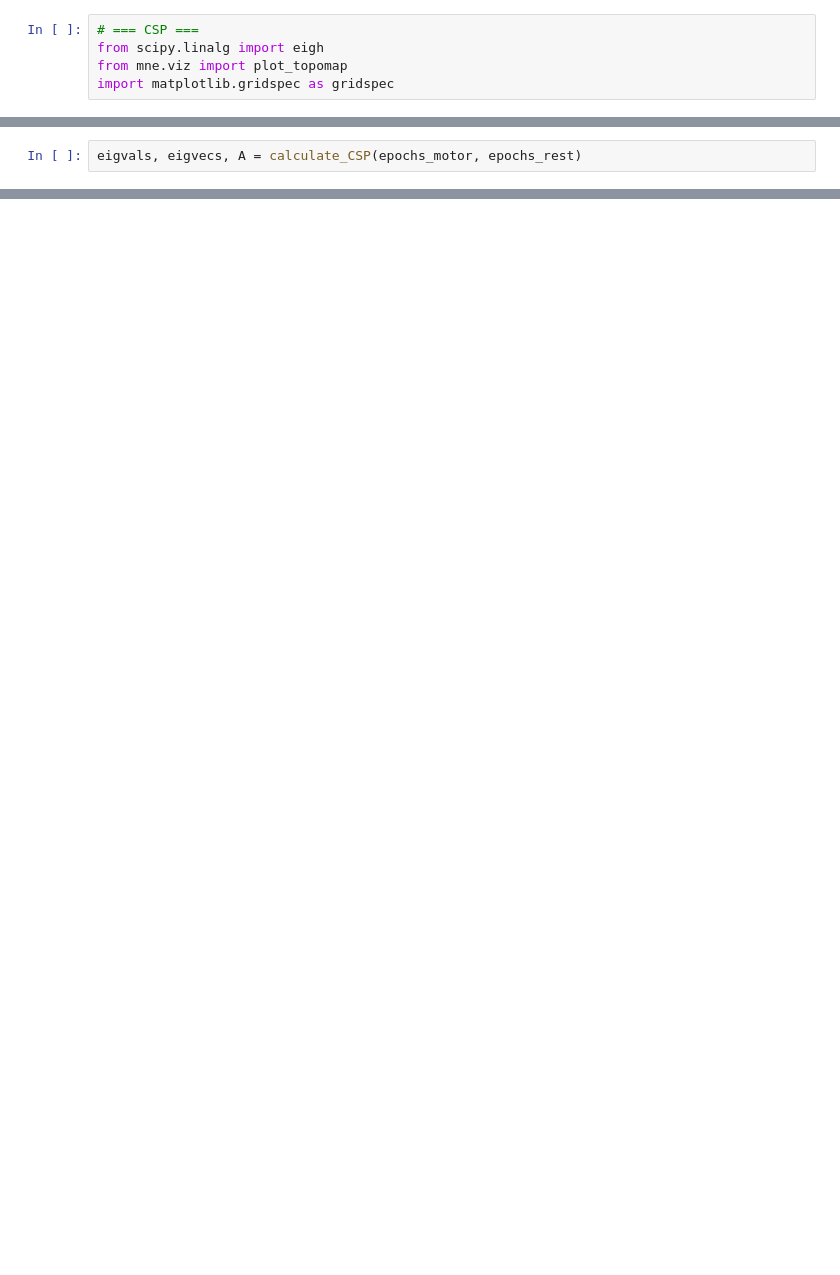
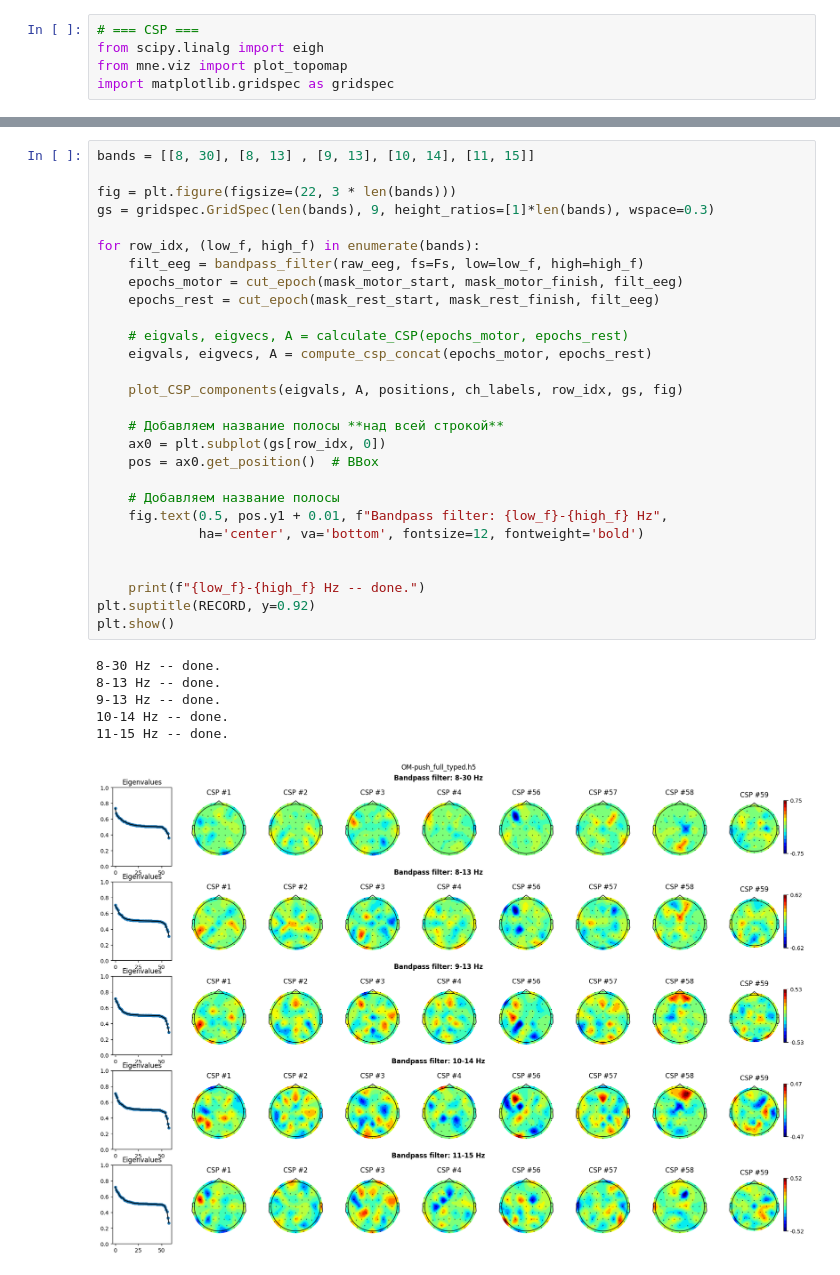
Before and after one commit to JuliaRory/analysis_tools, a Jupyter notebook: notebooks/02_check_new_quasi_files.ipynb, the cells around one changed output, grey strips where cells are left out. Saved outputs shown, nothing was run; the diff lists cells and outputs as text; blank space fills up the shorter version.

```diff
--- a/notebooks/02_check_new_quasi_files.ipynb
+++ b/notebooks/02_check_new_quasi_files.ipynb
@@ -152,2 +215,0 @@ covs_motor.shape
-# %%
-eigvals, eigvecs, A = calculate_CSP(epochs_motor, epochs_rest)
@@ -153,0 +256,35 @@ eigvals, eigvecs, A = calculate_CSP(epochs_motor, epochs_rest)
+# %%
+bands = [[8, 30], [8, 13] , [9, 13], [10, 14], [11, 15]]
+
+fig = plt.figure(figsize=(22, 3 * len(bands)))
+gs = gridspec.GridSpec(len(bands), 9, height_ratios=[1]*len(bands), wspace=0.3)
+
+for row_idx, (low_f, high_f) in enumerate(bands):
+    filt_eeg = bandpass_filter(raw_eeg, fs=Fs, low=low_f, high=high_f)
+    epochs_motor = cut_epoch(mask_motor_start, mask_motor_finish, filt_eeg)
+    epochs_rest = cut_epoch(mask_rest_start, mask_rest_finish, filt_eeg)
+
+    # eigvals, eigvecs, A = calculate_CSP(epochs_motor, epochs_rest)
+    eigvals, eigvecs, A = compute_csp_concat(epochs_motor, epochs_rest)
+
+    plot_CSP_components(eigvals, A, positions, ch_labels, row_idx, gs, fig)
+
+    # Добавляем название полосы **над всей строкой**
+    ax0 = plt.subplot(gs[row_idx, 0])
+    pos = ax0.get_position()  # BBox
+
+    # Добавляем название полосы
+    fig.text(0.5, pos.y1 + 0.01, f"Bandpass filter: {low_f}-{high_f} Hz",
+             ha='center', va='bottom', fontsize=12, fontweight='bold')
+
+
+    print(f"{low_f}-{high_f} Hz -- done.")
+plt.suptitle(RECORD, y=0.92)
+plt.show()
+# %% [output]
+8-30 Hz -- done.
+8-13 Hz -- done.
+9-13 Hz -- done.
+10-14 Hz -- done.
+11-15 Hz -- done.
+[figure, added]
```
Also changed, not shown: parts of 20 cells of this notebook, 2 other files.
